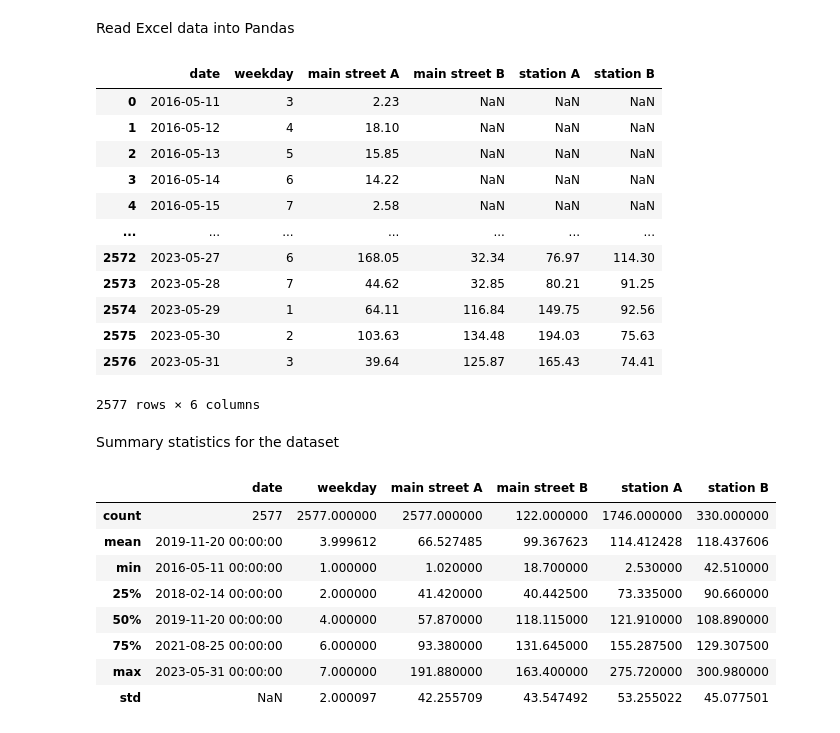
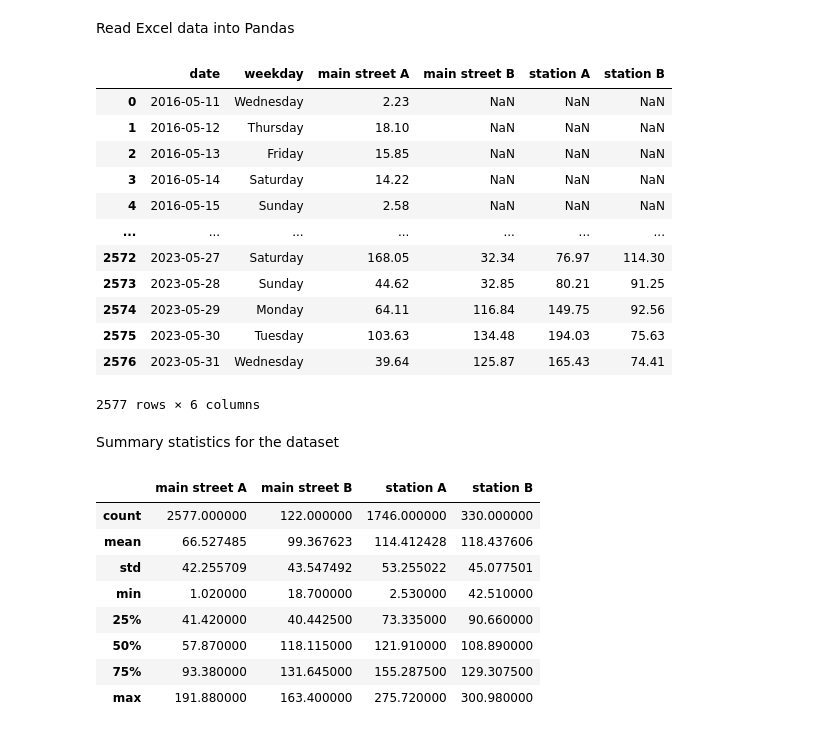
Before and after one commit to Marijn2404/TheThirdPiGame, a Jupyter notebook: Excercise part 5.ipynb, the cells around one changed output. Cells and saved outputs as stored; diff of their text form; code cells hidden in the pictures.

Commit message:
Changed weekday to text

```diff
--- a/Excercise part 5.ipynb
+++ b/Excercise part 5.ipynb
@@ -3,40 +3,42 @@ Read Excel data into Pandas
 # %%
 import numpy as np
 import pandas as pd
 import matplotlib.pyplot as plt
 import plotly.express as px
 
 df = pd.read_excel("BakeryData_Vilnius.xlsx")
 stores = ["main street A","main street B","station A","station B"]
+df["weekday"] = df['date'].dt.strftime('%A')
+df["date"] = pd.to_datetime(df["date"]).dt.date
 df
 # %% [output]
 |  | date | weekday | main street A | main street B | station A | station B |
-| 0 | 2016-05-11 | 3 | 2.23 | NaN | NaN | NaN |
-| 1 | 2016-05-12 | 4 | 18.10 | NaN | NaN | NaN |
-| 2 | 2016-05-13 | 5 | 15.85 | NaN | NaN | NaN |
-| 3 | 2016-05-14 | 6 | 14.22 | NaN | NaN | NaN |
-| 4 | 2016-05-15 | 7 | 2.58 | NaN | NaN | NaN |
+| 0 | 2016-05-11 | Wednesday | 2.23 | NaN | NaN | NaN |
+| 1 | 2016-05-12 | Thursday | 18.10 | NaN | NaN | NaN |
+| 2 | 2016-05-13 | Friday | 15.85 | NaN | NaN | NaN |
+| 3 | 2016-05-14 | Saturday | 14.22 | NaN | NaN | NaN |
+| 4 | 2016-05-15 | Sunday | 2.58 | NaN | NaN | NaN |
 | ... | ... | ... | ... | ... | ... | ... |
-| 2572 | 2023-05-27 | 6 | 168.05 | 32.34 | 76.97 | 114.30 |
-| 2573 | 2023-05-28 | 7 | 44.62 | 32.85 | 80.21 | 91.25 |
-| 2574 | 2023-05-29 | 1 | 64.11 | 116.84 | 149.75 | 92.56 |
-| 2575 | 2023-05-30 | 2 | 103.63 | 134.48 | 194.03 | 75.63 |
-| 2576 | 2023-05-31 | 3 | 39.64 | 125.87 | 165.43 | 74.41 |
+| 2572 | 2023-05-27 | Saturday | 168.05 | 32.34 | 76.97 | 114.30 |
+| 2573 | 2023-05-28 | Sunday | 44.62 | 32.85 | 80.21 | 91.25 |
+| 2574 | 2023-05-29 | Monday | 64.11 | 116.84 | 149.75 | 92.56 |
+| 2575 | 2023-05-30 | Tuesday | 103.63 | 134.48 | 194.03 | 75.63 |
+| 2576 | 2023-05-31 | Wednesday | 39.64 | 125.87 | 165.43 | 74.41 |
 2577 rows × 6 columns
 # %% [markdown]
 Summary statistics for the dataset
 # %%
 df.describe()
 # %% [output]
-|  | date | weekday | main street A | main street B | station A | station B |
-| count | 2577 | 2577.000000 | 2577.000000 | 122.000000 | 1746.000000 | 330.000000 |
-| mean | 2019-11-20 00:00:00 | 3.999612 | 66.527485 | 99.367623 | 114.412428 | 118.437606 |
-| min | 2016-05-11 00:00:00 | 1.000000 | 1.020000 | 18.700000 | 2.530000 | 42.510000 |
-| 25% | 2018-02-14 00:00:00 | 2.000000 | 41.420000 | 40.442500 | 73.335000 | 90.660000 |
-| 50% | 2019-11-20 00:00:00 | 4.000000 | 57.870000 | 118.115000 | 121.910000 | 108.890000 |
-| 75% | 2021-08-25 00:00:00 | 6.000000 | 93.380000 | 131.645000 | 155.287500 | 129.307500 |
-| max | 2023-05-31 00:00:00 | 7.000000 | 191.880000 | 163.400000 | 275.720000 | 300.980000 |
-| std | NaN | 2.000097 | 42.255709 | 43.547492 | 53.255022 | 45.077501 |
+|  | main street A | main street B | station A | station B |
+| count | 2577.000000 | 122.000000 | 1746.000000 | 330.000000 |
+| mean | 66.527485 | 99.367623 | 114.412428 | 118.437606 |
+| std | 42.255709 | 43.547492 | 53.255022 | 45.077501 |
+| min | 1.020000 | 18.700000 | 2.530000 | 42.510000 |
+| 25% | 41.420000 | 40.442500 | 73.335000 | 90.660000 |
+| 50% | 57.870000 | 118.115000 | 121.910000 | 108.890000 |
+| 75% | 93.380000 | 131.645000 | 155.287500 | 129.307500 |
+| max | 191.880000 | 163.400000 | 275.720000 | 300.980000 |
 # %%
 for store in stores:
     fig = px.histogram(df, x=store, color="weekday")
```
Also changed, not shown: 2 other files.
